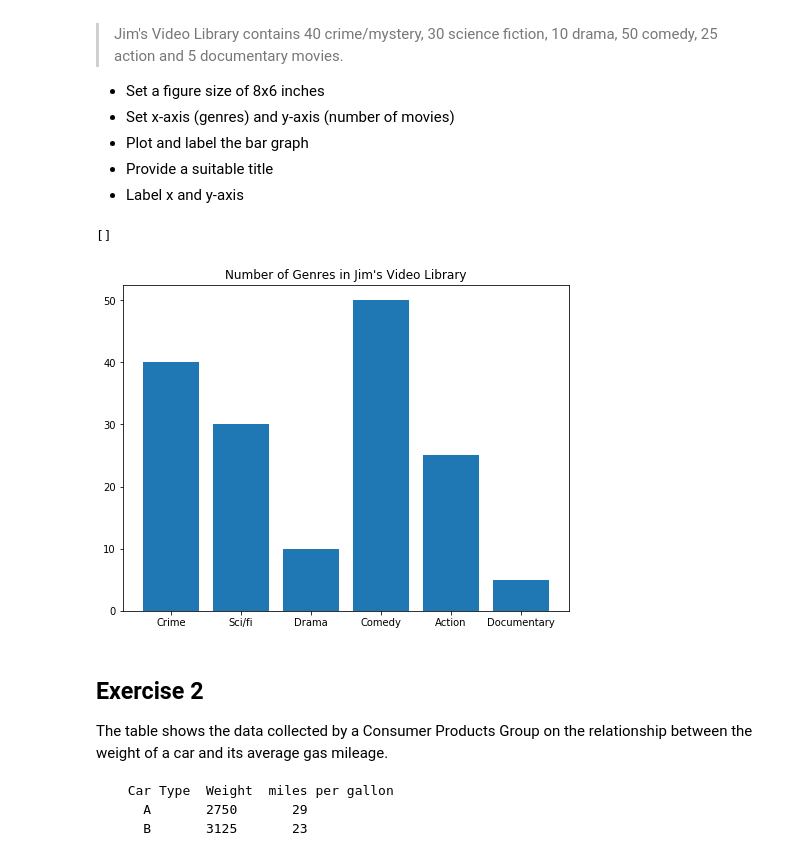
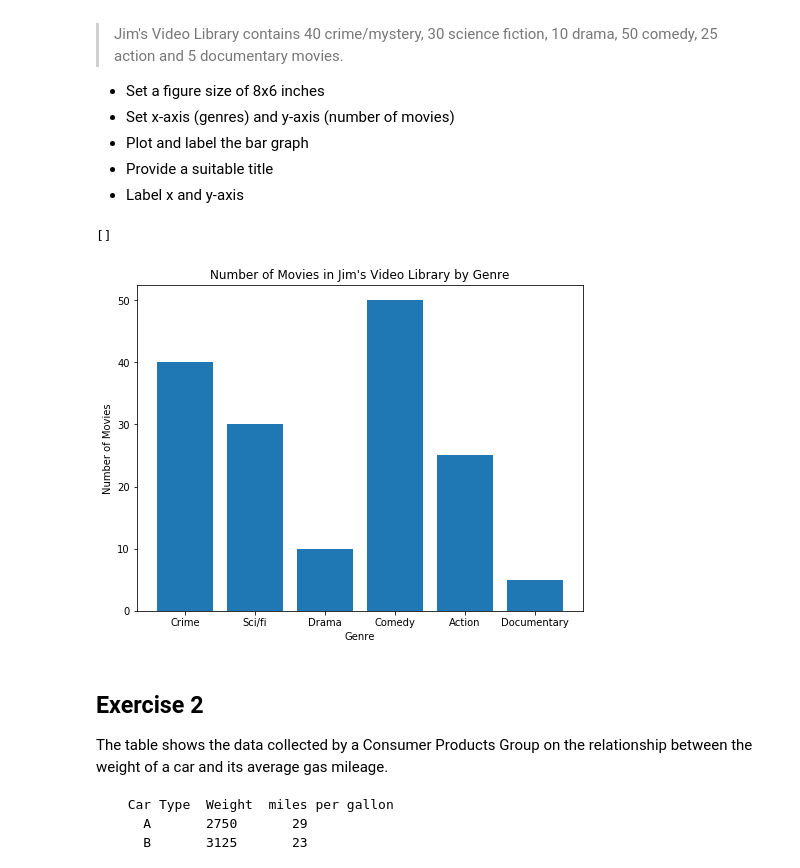
Before and after one commit to kathrinv/dsc-data-viz-lab-nyc-ds-082619, a Jupyter notebook: index.ipynb, the cells around one changed output. Drawn from its saved outputs; the diff is of its cells as text; code cells hidden in the pictures.

```diff
--- a/index.ipynb
+++ b/index.ipynb
@@ -23,30 +23,30 @@ Make a vertical bar graph using `plt.bar()` for the following set of data:
 # %%
 # import the required libraries
 import numpy as np
 import matplotlib.pyplot as plt
 %matplotlib inline
 
 y = ['Crime', 'Sci/fi', 'Drama', 'Comedy', 'Action', 'Documentary']
 x = [40, 30, 10, 50, 25, 5]
 labels = None
 
 
 # Create a new figure object
 plt.figure(figsize=(8,6))
 
 # Plot vertical bars of fixed width by passing x and y values to .bar() function
 plt.bar(y, x)
 
 # Give a title to the bar graph
 plt.title('Number of Movies in Jim\'s Video Library by Genre')
 plt.xlabel('Genre')
-plt.ylabel('')
+plt.ylabel('Number of Movies')
 
 # Output the final plot
 plt.plot()
 # %% [output]
 []
-[figure, old version]
+[figure, new version]
 # %% [markdown]
 ## Exercise 2
 
```
